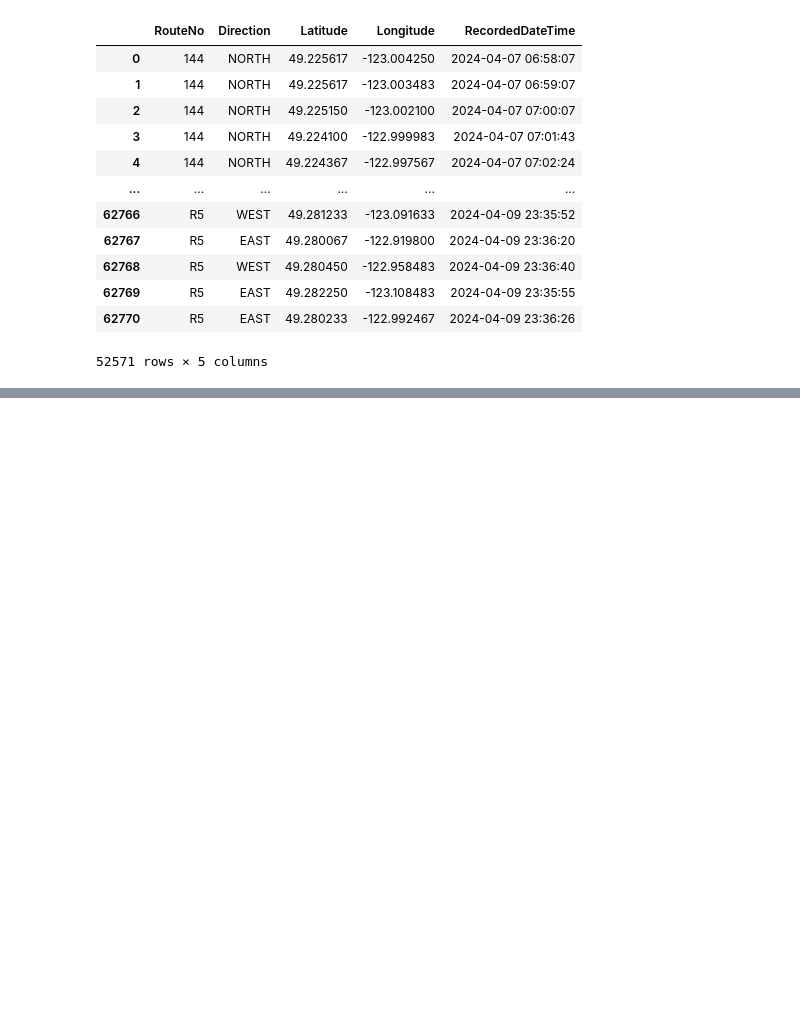
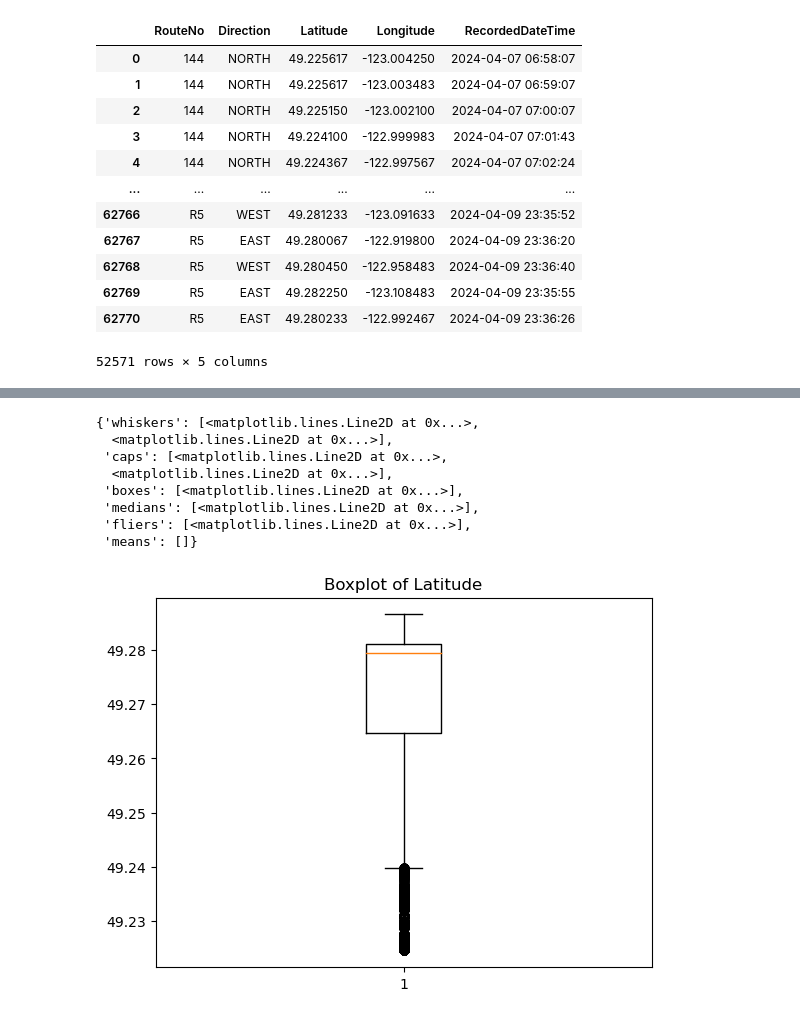
Before and after one commit to NormanCao2702/Transit-Analysis, a Jupyter notebook: GTFS_Real_Time_Data/clean_real_time_data.ipynb, the cells around one changed output, grey strips where cells are left out. Drawn from its saved outputs; the diff is of its cells as text; code cells hidden in the pictures; blank space fills up the shorter version.

```diff
--- a/GTFS_Real_Time_Data/clean_real_time_data.ipynb
+++ b/GTFS_Real_Time_Data/clean_real_time_data.ipynb
@@ -118,0 +190,6 @@ df
+# %%
+# Remove all outliers of Latitude
+latitude_head = df['Latitude'].quantile(0.01)
+latitude_tail = df['Latitude'].quantile(0.99)
+df = df[(df['Latitude'] >= latitude_head) & (df['Latitude'] <= latitude_tail)]
+df
@@ -118,0 +210,6 @@ df
+# %%
+# Remove all outliers of Longitude
+longitude_head = df['Longitude'].quantile(0.01)
+longitude_tail = df['Longitude'].quantile(0.99)
+df = df[(df['Longitude'] >= longitude_head) & (df['Longitude'] <= longitude_tail)]
+df
@@ -118,0 +230,14 @@ df
+# %%
+# Plot the graph of Latitude
+plt.title('Boxplot of Latitude')
+plt.boxplot(df['Latitude'])
+# %% [output]
+{'whiskers': [<matplotlib.lines.Line2D at 0x...>,
+  <matplotlib.lines.Line2D at 0x...>],
+ 'caps': [<matplotlib.lines.Line2D at 0x...>,
+  <matplotlib.lines.Line2D at 0x...>],
+ 'boxes': [<matplotlib.lines.Line2D at 0x...>],
+ 'medians': [<matplotlib.lines.Line2D at 0x...>],
+ 'fliers': [<matplotlib.lines.Line2D at 0x...>],
+ 'means': []}
+[figure, added]
```
Also changed, not shown: parts of 15 cells of this notebook, 2 other files.
